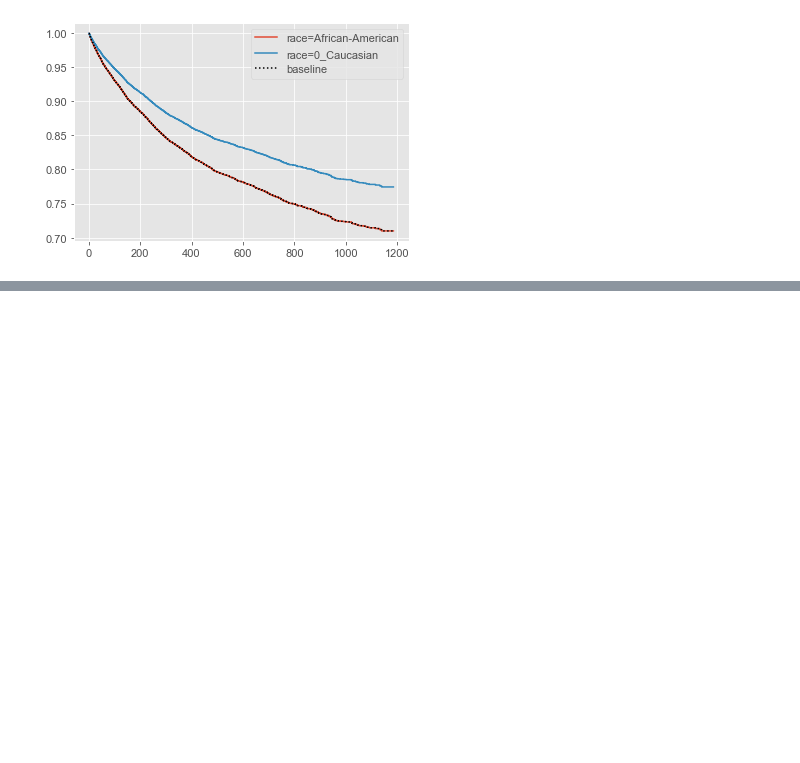
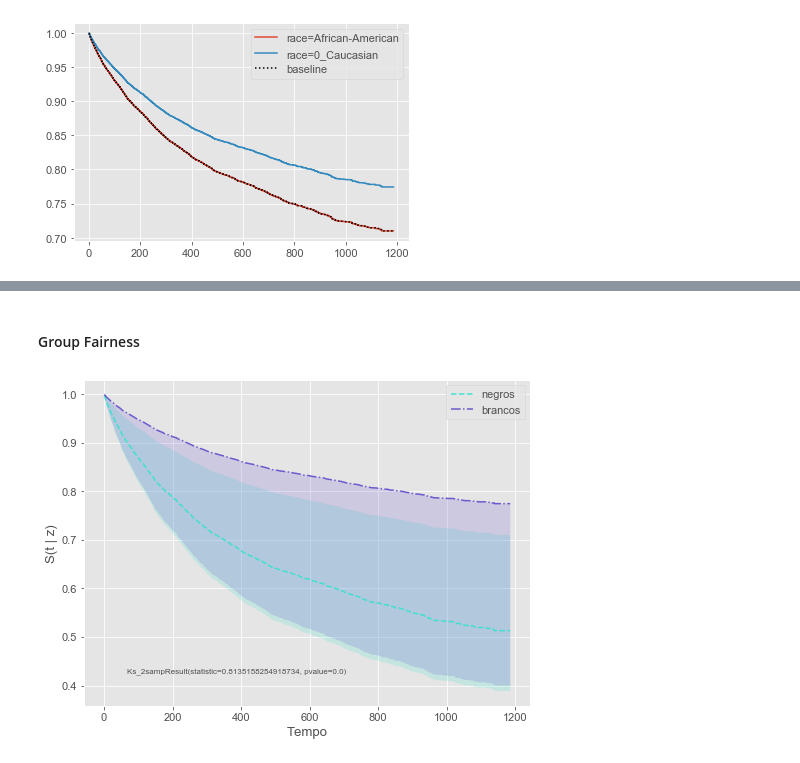
Before and after one commit to bseewald/fairness-ml-health, a Jupyter notebook: notebooks/compas/compas.ipynb, the cells around one changed output, grey strips where cells are left out. Saved outputs shown, nothing was run; the diff lists cells and outputs as text; code cells hidden in the pictures; blank space fills up the shorter version.

Commit message:
fairness na base COMPAS

```diff
--- a/notebooks/compas/compas.ipynb
+++ b/notebooks/compas/compas.ipynb
@@ -444,0 +487,34 @@ cph3.plot_partial_effects_on_outcome('race', values=["African-American", "0_Cauc
+# %% [markdown]
+#### Group Fairness
+# %%
+def pred_low(df, cph):
+    df_low = df.loc[(df['score_text'] == 'factor_a_low')]
+    surv_pred_low = cph.predict_survival_function(df_low)
+    return surv_pred_low
+
+def pred_medium(df, cph):
+    df_med = df.loc[(df['score_text'] == 'factor_b_medium')]
+    surv_pred_med = cph.predict_survival_function(df_med)
+    return surv_pred_med
+
+def pred_high(df, cph):
+    df_hi = df.loc[(df['score_text'] == 'factor_c_high')]
+    surv_pred_hi = cph.predict_survival_function(df_hi)
+    return surv_pred_hi
+
+def pred(df, cph):
+    surv_pred = cph.predict_survival_function(df)
+    return surv_pred
+# %%
+# Race
+black = df_compas.loc[df_compas['race'] == "African-American"]
+white = df_compas.loc[df_compas['race'] == "0_Caucasian"]
+
+label1= "negros"
+label2= "brancos"
+# %%
+surv_black = pred(black, cph3)
+surv_white = pred(white, cph3)
+survival_curve_plot(surv_black, surv_white, label1, label2)
+# %% [output]
+[figure, added]
```
Also changed, not shown: parts of 49 cells of this notebook.
